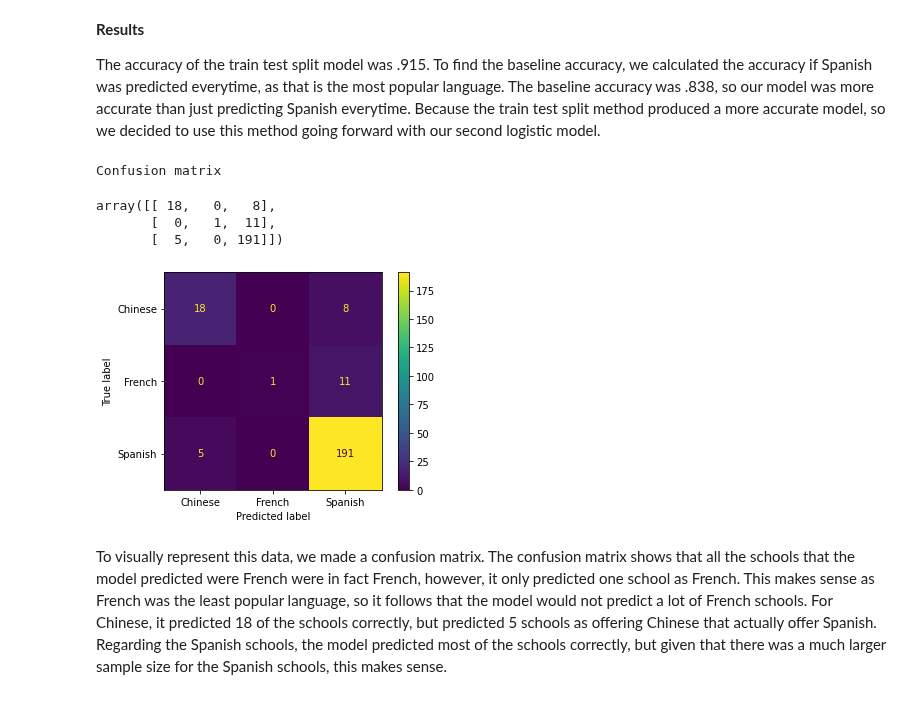
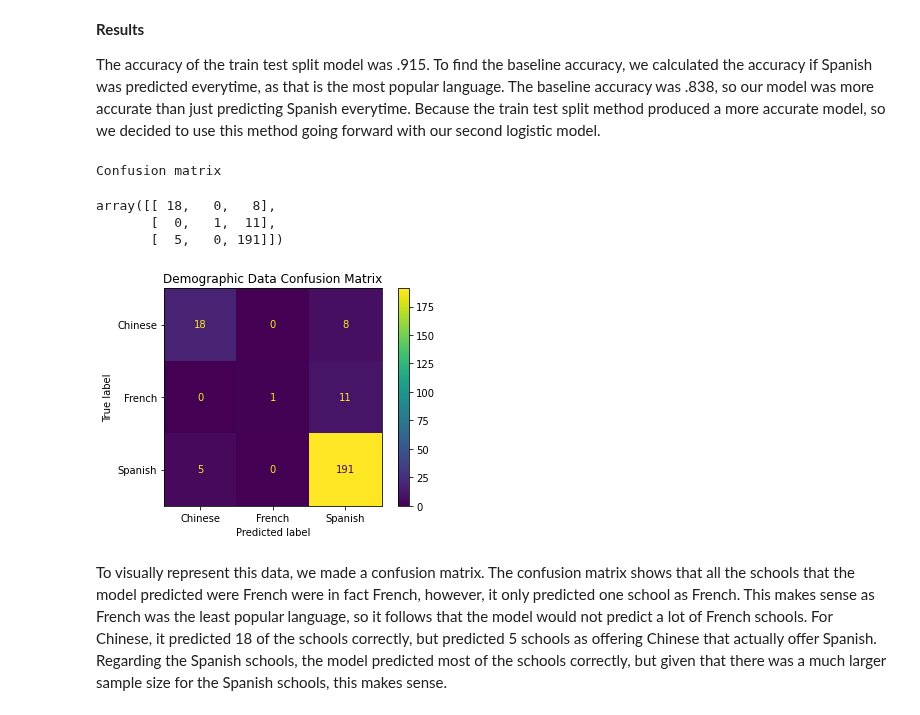
Before and after one commit to gaby-chu/info2950, a Jupyter notebook: project/phase_iv-FINAL.ipynb, the cells around one changed output. Cells and saved outputs as stored; diff of their text form; code cells hidden in the pictures.

```diff
--- a/project/phase_iv-FINAL.ipynb
+++ b/project/phase_iv-FINAL.ipynb
@@ -226,25 +226,26 @@ The accuracy of the train test split model was .915. To find the baseline accura
 # %%
 # confusion matrix
 
 # true labels and predicted labels
 y_true = bilingual_demographic_data['Language']
 y_pred = language_model_2.predict(bilingual_demographic_data[['% Asian', '% Black', '% Hispanic',
                                                                                 '% Multiple Race Categories Not Represented', '% White']].values)
 
 # confusion matrix
 print("Confusion matrix")
 display(confusion_matrix(y_true, y_pred))
 
 
 disp = ConfusionMatrixDisplay(confusion_matrix(y_true, y_pred), display_labels=language_model.classes_)
 disp.plot()
+plt.title("Demographic Data Confusion Matrix")
 plt.show()
 # %% [output]
 Confusion matrix
 array([[ 18,   0,   8],
        [  0,   1,  11],
        [  5,   0, 191]])
-[figure, old version]
+[figure, new version]
 # %% [markdown]
 To visually represent this data, we made a confusion matrix. The confusion matrix shows that all the schools that the model predicted were French were in fact French, however, it only predicted one school as French. This makes sense as French was the least popular language, so it follows that the model would not predict a lot of French schools. For Chinese, it predicted 18 of the schools correctly, but predicted 5 schools as offering Chinese that actually offer Spanish. Regarding the Spanish schools, the model predicted most of the schools correctly, but given that there was a much larger sample size for the Spanish schools, this makes sense.
 # %%
```
Also changed, not shown: parts of 16 cells of this notebook.
